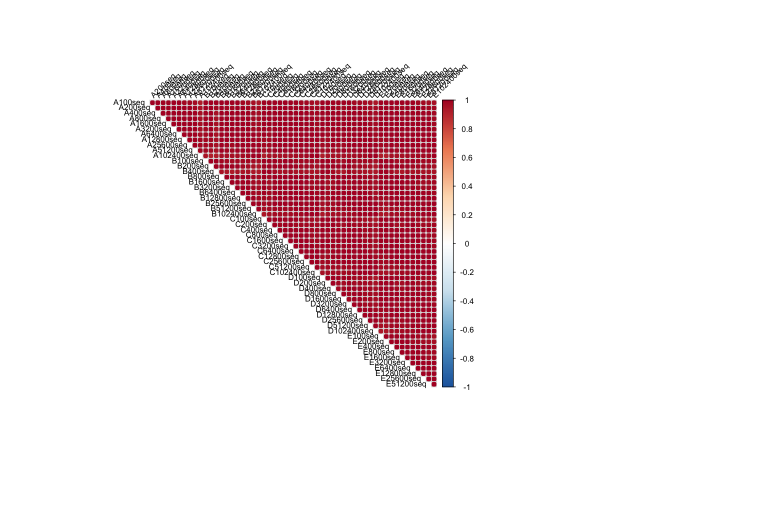
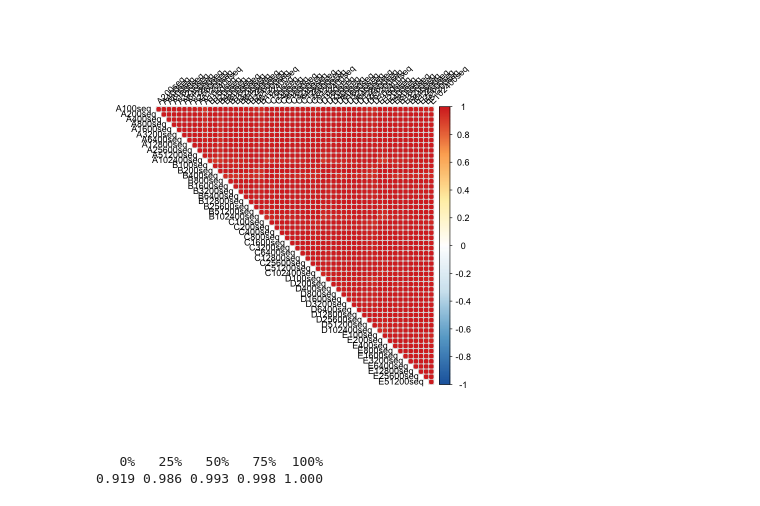
Before and after one commit to sofiacardenase/tesisbioinf-sofia, a Jupyter notebook: notebooks/12-correlation.ipynb, the cells around one changed output. Cells and saved outputs as stored; diff of their text form; code cells hidden in the pictures; blank space fills up the shorter version.

```diff
--- a/notebooks/12-correlation.ipynb
+++ b/notebooks/12-correlation.ipynb
@@ -49,15 +36,16 @@ corrplot(
   type = "upper",
   order = "original",
   diag = FALSE,
-  tl.col = "black",
-  tl.srt = 45,
-  tl.cex = 0.8,
+  col.lim = c(-1, 1),
   col = colorRampPalette(
     c("#2166AC", "#67A9CF", "#D1E5F0",
       "white",
-      "#FDDDBC", "#EF8A62", "#B2182B")
+      "#FFF0B3", "#FDAE61", "#D73027")
   )(200),
-  cl.lim = c(-1, 1),
+  tl.col = "black",
+  tl.srt = 45,
+  tl.cex = 0.9,
+  cl.cex = 0.9,
   addgrid.col = "grey85"
 )
 
@@ -89 +71,6 @@ Warning message in title(title, ...):
-[figure, old version]
+[figure, new version]
+# %%
+round(quantile(vals, probs = c(0, 0.25, 0.5, 0.75, 1), na.rm = TRUE), 3)
+# %% [output]
+   0%   25%   50%   75%  100%
+0.919 0.986 0.993 0.998 1.000
```
Also changed, not shown: parts of 2 cells of this notebook, 1 other file.
